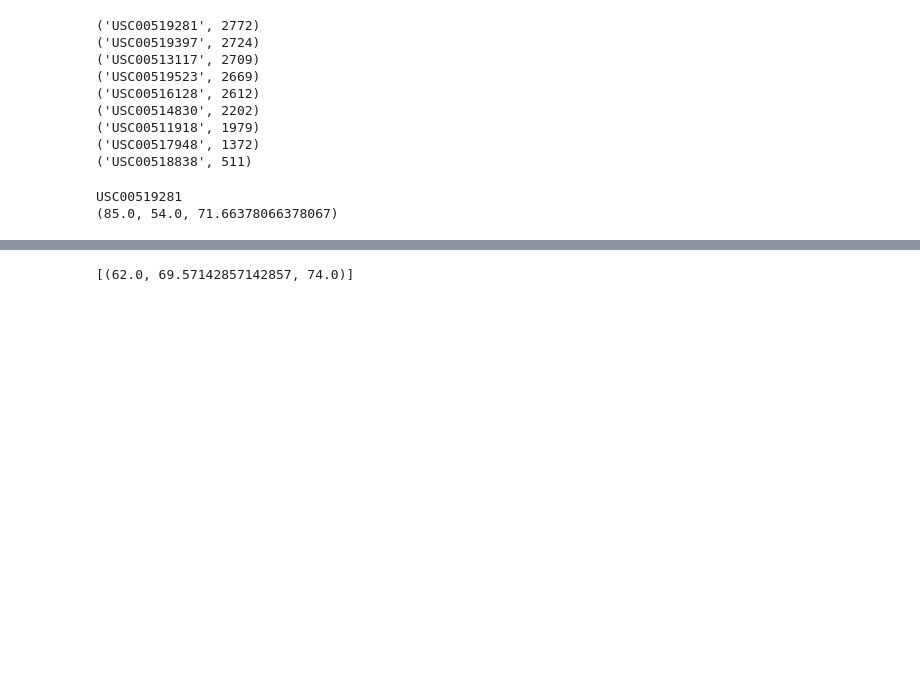
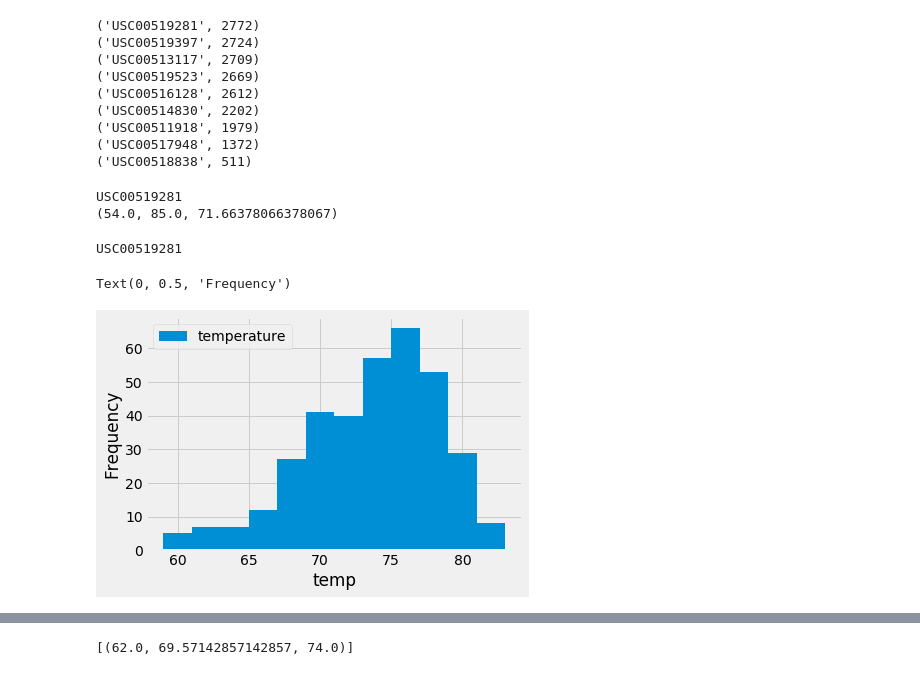
Before and after one commit to projekt888/sqlalchemy-challenge, a Jupyter notebook: climate_starter.ipynb, the cells around one changed output, grey strips where cells are left out. Cells and saved outputs as stored; diff of their text form; code cells hidden in the pictures; blank space fills up the shorter version.

```diff
--- a/climate_starter.ipynb
+++ b/climate_starter.ipynb
@@ -152,14 +152,36 @@ for row in activestations:
 # highest temperature recorded, and average temperature most active station?
 print (most_active.station)
 
-temps = engine.execute('SELECT MAX(tobs), MIN(tobs), AVG(tobs) from measurement WHERE station=\''+most_active.station+'\'')
+temps = engine.execute('SELECT MIN(tobs), MAX(tobs), AVG(tobs) from measurement WHERE station=\''+most_active.station+'\'')
 print (temps.first())
 # %% [output]
 USC00519281
-(85.0, 54.0, 71.66378066378067)
+(54.0, 85.0, 71.66378066378067)
 # %%
 # Choose the station with the highest number of temperature observations.
 # Query the last 12 months of temperature observation data for this station and plot the results as a histogram
+
+station_temp = engine.execute('SELECT COUNT(tobs),station from measurement GROUP BY station ORDER BY COUNT(tobs) DESC').fetchone()
+print (station_temp.station)
+
+
+query = 'SELECT tobs FROM measurement WHERE date BETWEEN \''+one_year_ago.strftime(f)+'\' AND \''+max_date.strftime(f)+'\''+' AND station='+'\''+station_temp.station+'\''+' ORDER BY date'
+
+
+station_temps = engine.execute(query)
+
+df = pd.DataFrame(station_temps,columns=['temperature'])
+
+#hist = df.hist()
+
+
+plot = df.plot(kind="hist",bins=12)
+plot.set_xlabel("temp")
+plot.set_ylabel("Frequency")
+# %% [output]
+USC00519281
+Text(0, 0.5, 'Frequency')
+[figure, added]
 # %% [markdown]
 ![precipitation](Images/station-histogram.png)
 # %%
```
